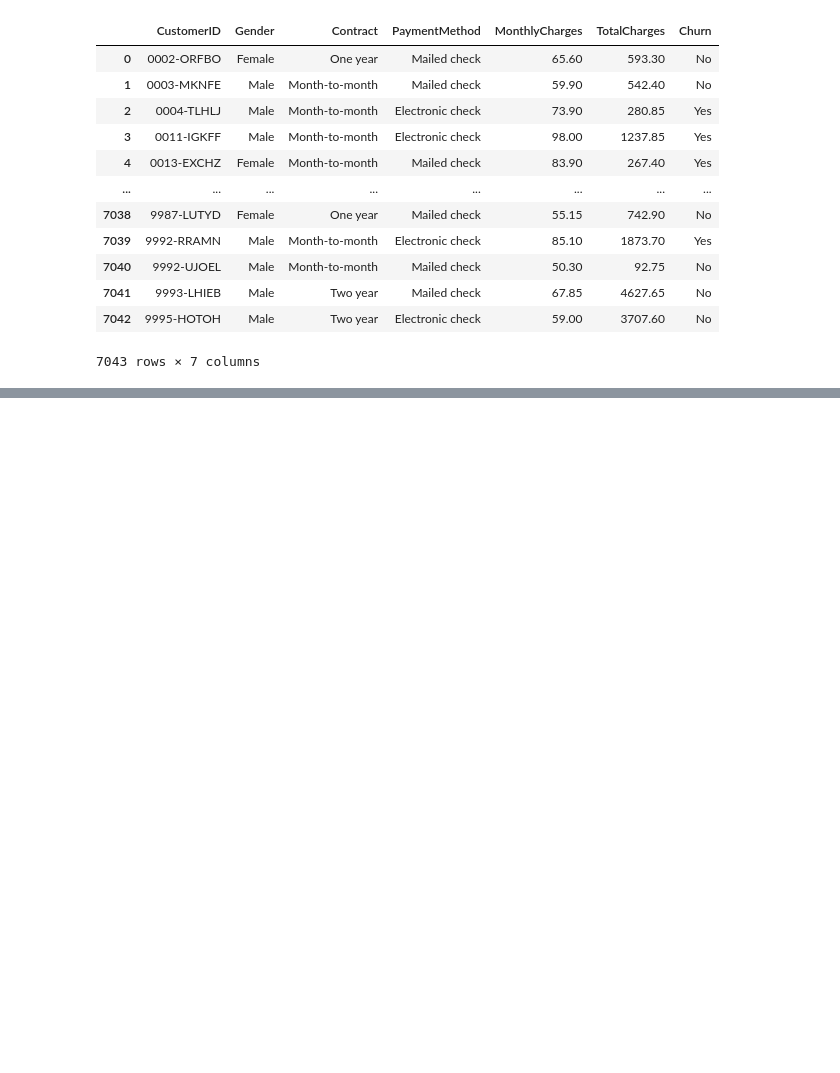
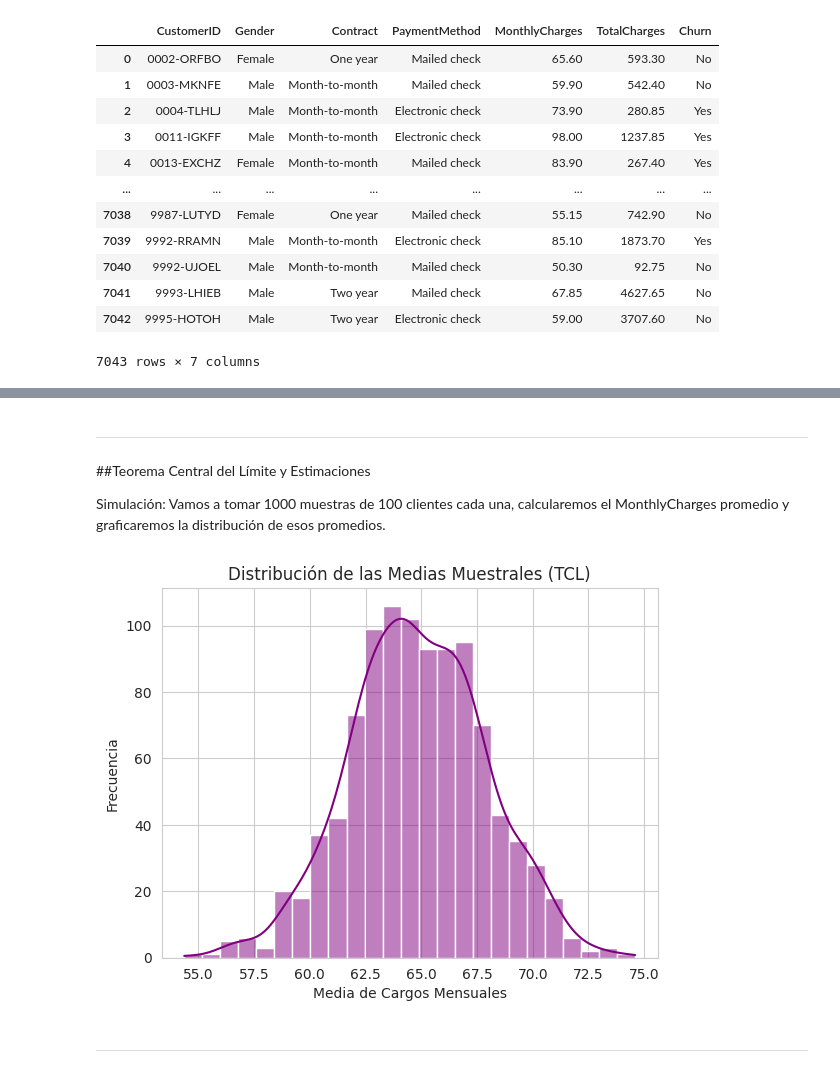
Before and after one commit to AllanFuChao/telecomx_latam_parte2, a Jupyter notebook: telecomx_latam_part2.ipynb, the cells around one changed output, grey strips where cells are left out. Saved outputs shown, nothing was run; the diff lists cells and outputs as text; code cells hidden in the pictures; blank space fills up the shorter version.

```diff
--- a/telecomx_latam_part2.ipynb
+++ b/telecomx_latam_part2.ipynb
@@ -101,0 +503,26 @@ Para llevar a cabo este análisis, seguiremos los siguientes pasos:
+# %% [markdown]
+
+
+---
+# %% [markdown]
+##Teorema Central del Límite y Estimaciones
+
+Simulación:
+Vamos a tomar 1000 muestras de 100 clientes cada una, calcularemos el MonthlyCharges promedio y graficaremos la distribución de esos promedios.
+# %%
+medias_muestrales = []
+for i in range(1000):
+    muestra = datos['MonthlyCharges'].sample(n=100)
+    medias_muestrales.append(muestra.mean())
+
+sns.histplot(medias_muestrales, kde=True, color='purple')
+plt.title('Distribución de las Medias Muestrales (TCL)')
+plt.xlabel('Media de Cargos Mensuales')
+plt.ylabel('Frecuencia')
+plt.show()
+# %% [output]
+[figure, added]
+# %% [markdown]
+
+
+---
```
Also changed, not shown: parts of 110 cells of this notebook.
